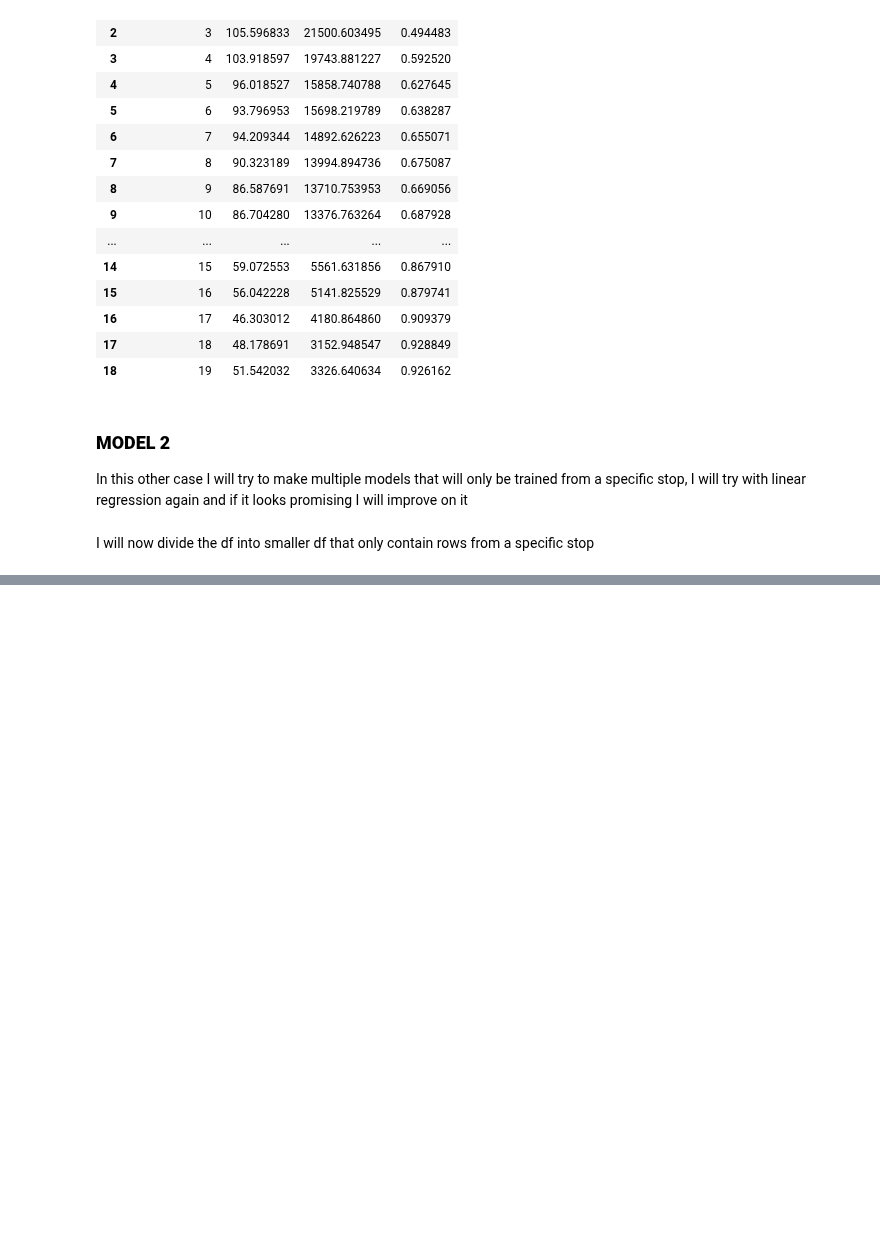
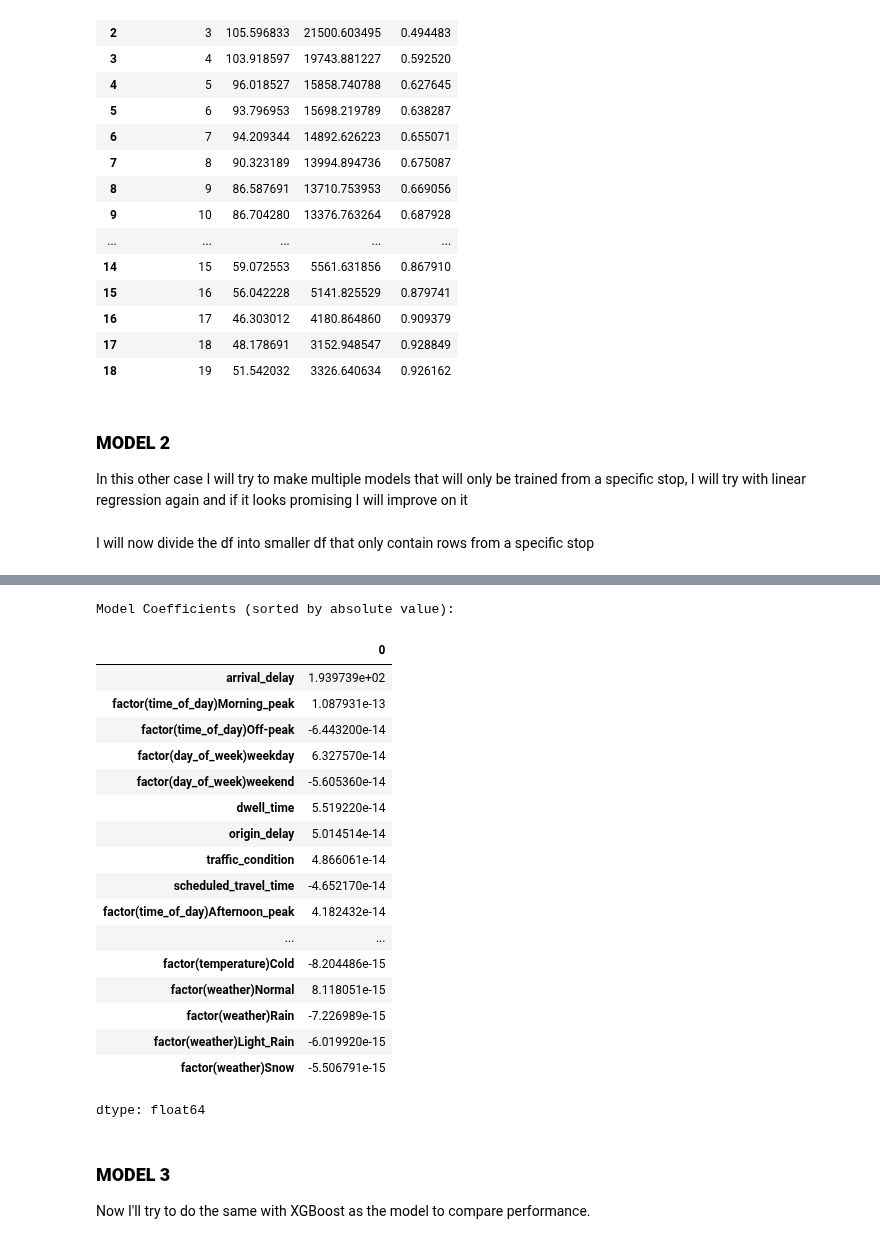
Before and after one commit to Gioalf/AH2179, a Jupyter notebook: project/AIprojectGioAlf.ipynb, the cells around one changed output, grey strips where cells are left out. Saved outputs shown, nothing was run; the diff lists cells and outputs as text; code cells hidden in the pictures; blank space fills up the shorter version.

```diff
--- a/project/AIprojectGioAlf.ipynb
+++ b/project/AIprojectGioAlf.ipynb
@@ -568,0 +620,36 @@ for i in range(1, 21):
+# %%
+# Get the coefficients and the feature names
+coefficients = models2['model_stop_20'].coef_
+feature_names = X_train.columns
+
+# Create a pandas Series to easily view coefficients with their feature names
+coefficients_series = pd.Series(coefficients, index=feature_names)
+
+# Sort the coefficients by their absolute value to see the most influential features
+sorted_coefficients = coefficients_series.abs().sort_values(ascending=False)
+
+print("Model Coefficients (sorted by absolute value):")
+display(coefficients_series[sorted_coefficients.index])
+# %% [output]
+Model Coefficients (sorted by absolute value):
+|  | 0 |
+| arrival_delay | 1.939739e+02 |
+| factor(time_of_day)Morning_peak | 1.087931e-13 |
+| factor(time_of_day)Off-peak | -6.443200e-14 |
+| factor(day_of_week)weekday | 6.327570e-14 |
+| factor(day_of_week)weekend | -5.605360e-14 |
+| dwell_time | 5.519220e-14 |
+| origin_delay | 5.014514e-14 |
+| traffic_condition | 4.866061e-14 |
+| scheduled_travel_time | -4.652170e-14 |
+| factor(time_of_day)Afternoon_peak | 4.182432e-14 |
+| ... | ... |
+| factor(temperature)Cold | -8.204486e-15 |
+| factor(weather)Normal | 8.118051e-15 |
+| factor(weather)Rain | -7.226989e-15 |
+| factor(weather)Light_Rain | -6.019920e-15 |
+| factor(weather)Snow | -5.506791e-15 |
+dtype: float64
+# %% [markdown]
+### **MODEL 3**
+Now I'll try to do the same with XGBoost as the model to compare performance.
```
Also changed, not shown: parts of 9 cells of this notebook.
